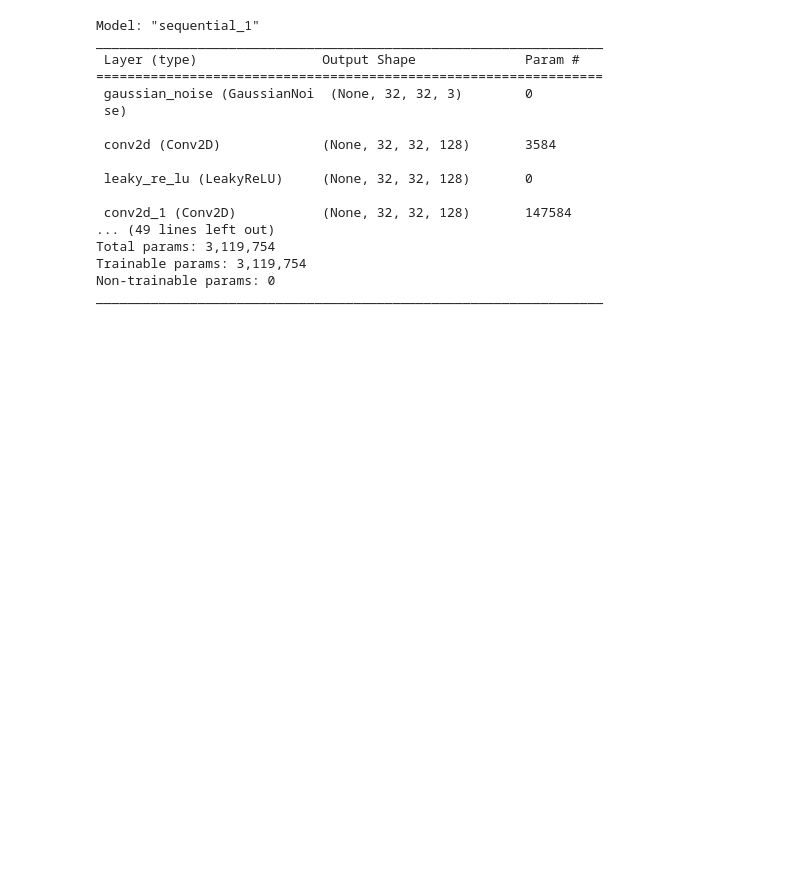
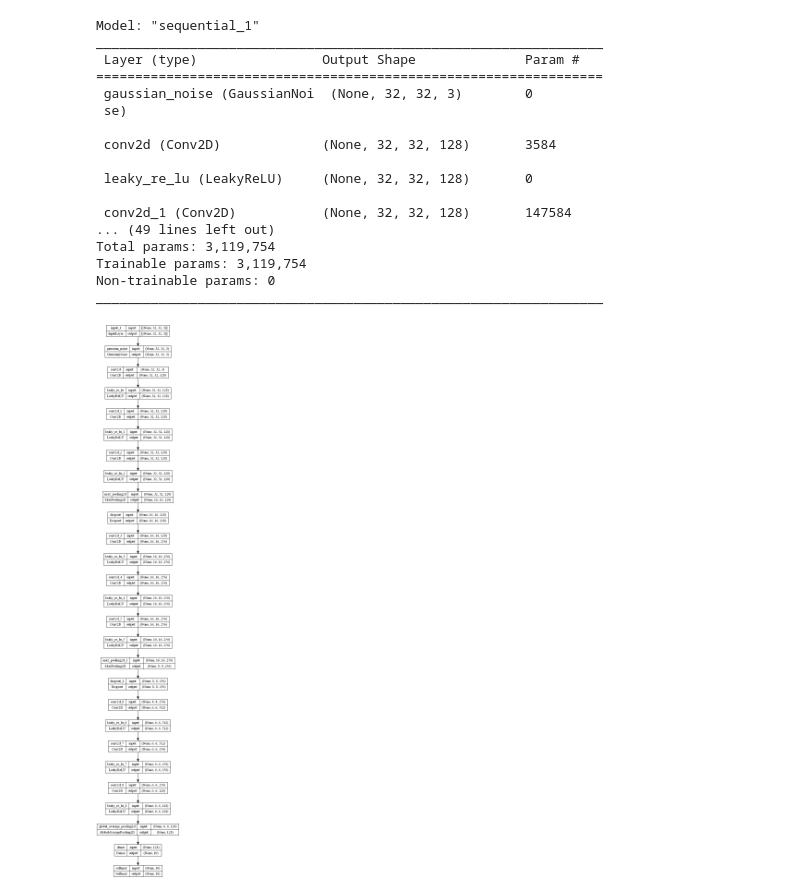
Before and after one commit to cyp-ark/semisupervisedlearning, a Jupyter notebook: code.ipynb, the cells around one changed output. Drawn from its saved outputs; the diff is of its cells as text; code cells hidden in the pictures; blank space fills up the shorter version.

```diff
--- a/code.ipynb
+++ b/code.ipynb
@@ -145,6 +148,10 @@ Total params: 3,119,754
 Trainable params: 3,119,754
 Non-trainable params: 0
 _________________________________________________________________
+# %%
+tf.keras.utils.plot_model(model1,"model.png",show_shapes=True)
+# %% [output]
+[figure, added]
 # %%
 model1.compile(optimizer = 'adam',
               loss = 'sparse_categorical_crossentropy',
```
Also changed, not shown: parts of 23 cells of this notebook, 3 other files.
